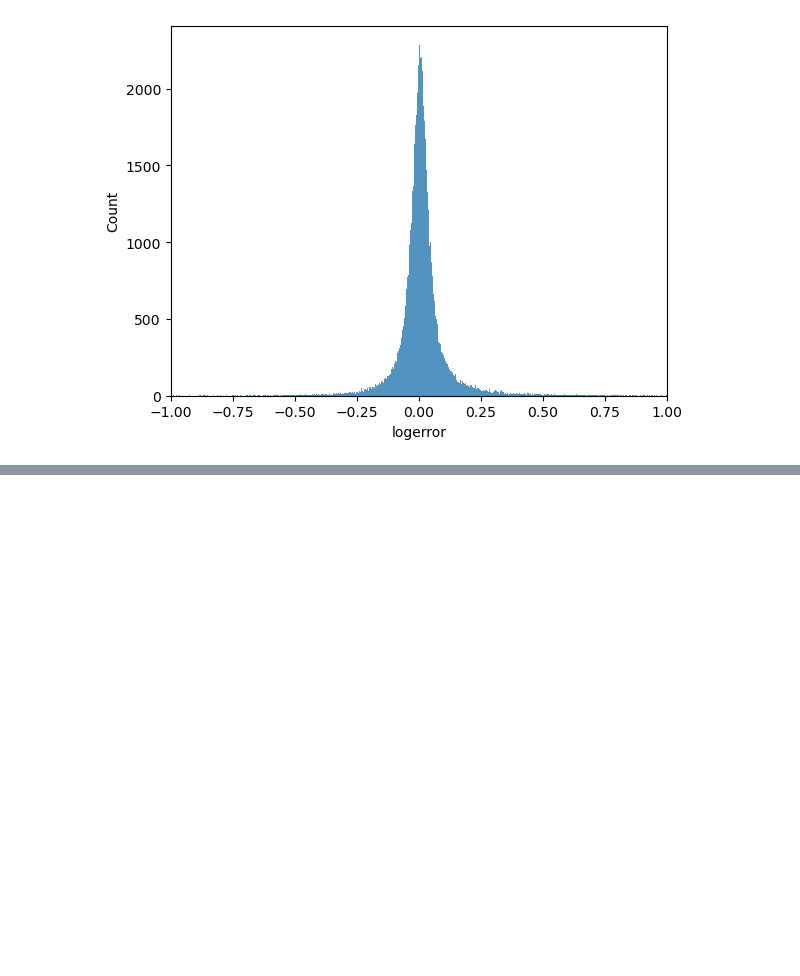
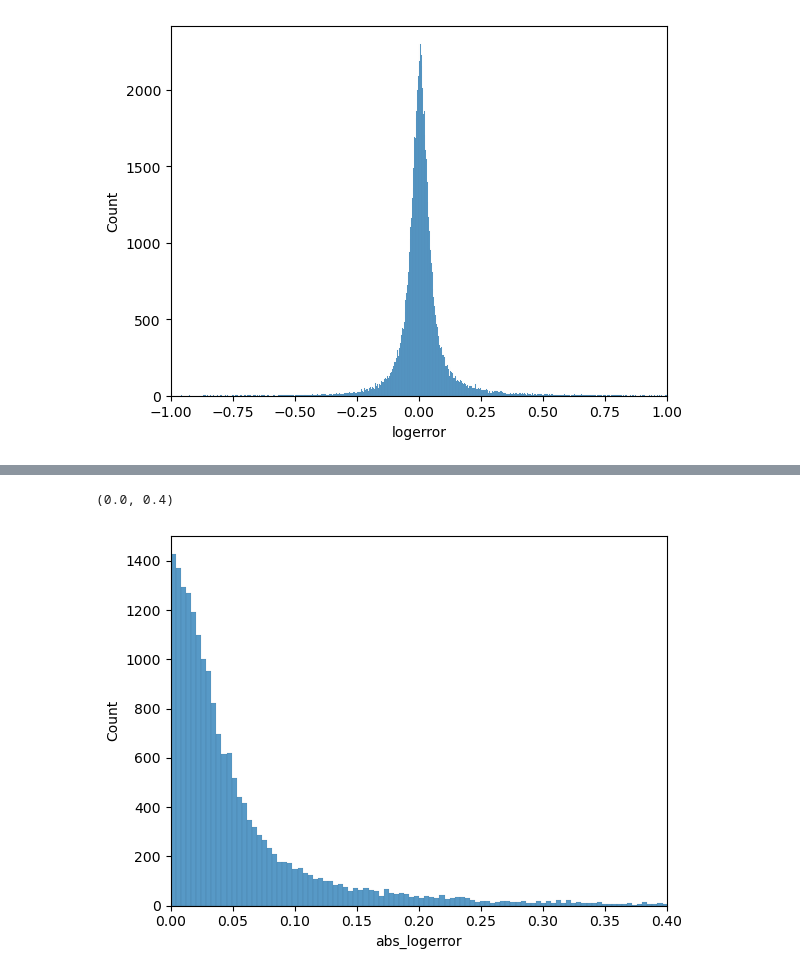
Before and after one commit to wherrickjr/clustering-exercises, a Jupyter notebook: explore_zillow.ipynb, the cells around one changed output, grey strips where cells are left out. Saved outputs shown, nothing was run; the diff lists cells and outputs as text; code cells hidden in the pictures; blank space fills up the shorter version.

```diff
--- a/explore_zillow.ipynb
+++ b/explore_zillow.ipynb
@@ -98,0 +177,6 @@ plt.xlim(-1,1)
+# %%
+sns.histplot(two['abs_logerror'])
+plt.xlim(0,0.4)
+# %% [output]
+(0.0, 0.4)
+[figure, added]
```
Also changed, not shown: parts of 24 cells of this notebook.
